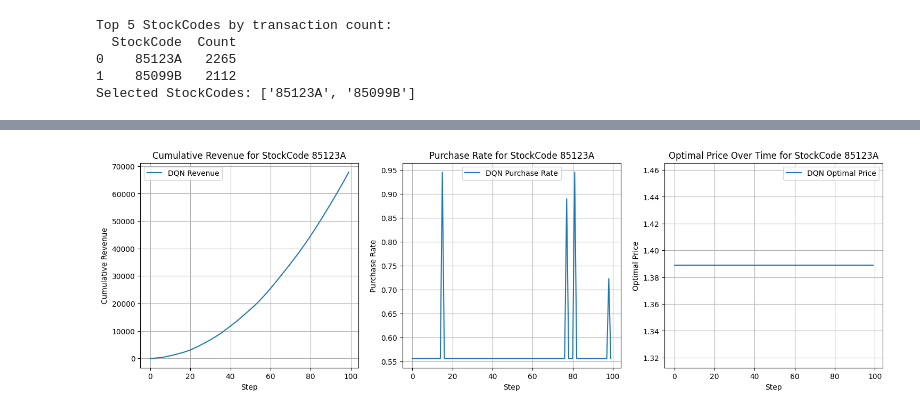
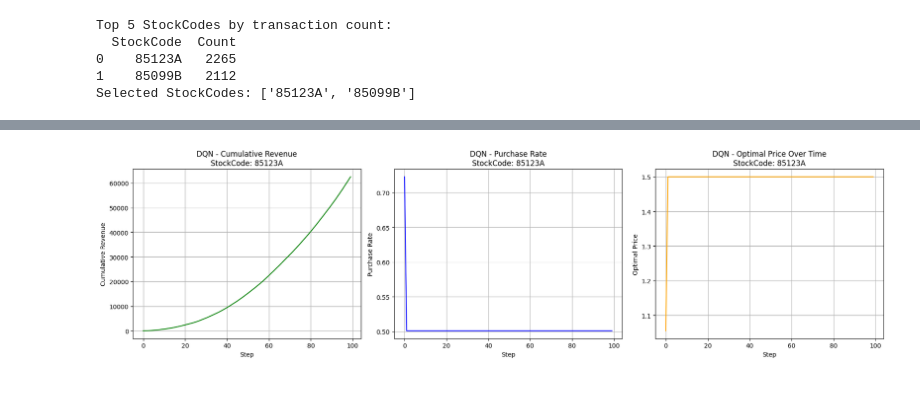
Before and after one commit to AtharvRaje33/Dynamic_Pricing_Strategy, a Jupyter notebook: dps.ipynb, the cells around one changed output, grey strips where cells are left out. Drawn from its saved outputs; the diff is of its cells as text; code cells hidden in the pictures.

```diff
--- a/dps.ipynb
+++ b/dps.ipynb
@@ -241,9 +234,8 @@ for product_id in selected_stockcodes:
             revenues.append(info['revenue'])
             purchase_rates.append(info['purchase_rate'])
 
-            # Track the optimal price at each step
-            most_common_action = np.bincount(actions_taken).argmax()
-            optimal_price = 0.5 + (most_common_action / 9.0)
+            # Calculate the optimal price from action (based on your action space)
+            optimal_price = 0.5 + (action / 9.0)  # Adjust this formula according to your action space
             optimal_prices.append(optimal_price)
 
             # Render every 10 steps
@@ -264,7 +256,7 @@ for product_id in selected_stockcodes:
             "cumulative_revenue": np.sum(revenues),
             "average_purchase_rate": np.mean(purchase_rates),
             "model_path": model_path,
-            "optimal_price": optimal_prices  # Added here to track price over time
+            "optimal_price": optimal_prices  # Store the prices at each step
         }
 # %% [output]
 Processing StockCode: 85123A
@@ -297,48 +300,41 @@ Step: 91, Price: 1.39, Purchase Prob: 0.56, Total Revenue: 1667.82
 # %%
-# Plot results for each StockCode
+# Plot 3-in-a-row graphs for each model and StockCode (total 4 figures)
 for product_id in selected_stockcodes:
-    # Create a new figure for each StockCode
-    plt.figure(figsize=(18, 5))  # Adjusted figure size for 3 subplots
-
-    # Plot cumulative revenue
-    plt.subplot(1, 3, 1)
     for model_name in models:
         key = f"{model_name}_{product_id}"
-        if key in results:
-            plt.plot(np.cumsum(results[key]["revenues"]), label=f"{model_name} Revenue")
-    plt.title(f"Cumulative Revenue for StockCode {product_id}")
-    plt.xlabel("Step")
-    plt.ylabel("Cumulative Revenue")
-    plt.legend()
-    plt.grid(True)
+        if key not in results:
+            continue
 
-    # Plot purchase rate
-    plt.subplot(1, 3, 2)
-    for model_name in models:
-        key = f"{model_name}_{product_id}"
-        if key in results:
-            plt.plot(results[key]["purchase_rates"], label=f"{model_name} Purchase Rate")
-    plt.title(f"Purchase Rate for StockCode {product_id}")
-    plt.xlabel("Step")
-    plt.ylabel("Purchase Rate")
-    plt.legend()
-    plt.grid(True)
+        data = results[key]
 
-    # Plot optimal price over time (ensure key is 'optimal_price' here)
-    plt.subplot(1, 3, 3)
-    for model_name in models:
-        key = f"{model_name}_{product_id}"
-        if key in results:
-            plt.plot(results[key]["optimal_price"], label=f"{model_name} Optimal Price")  # Corrected key
-    plt.title(f"Optimal Price Over Time for StockCode {product_id}")
-    plt.xlabel("Step")
-    plt.ylabel("Optimal Price")
-    plt.legend()
-    plt.grid(True)
+        # Create 3 subplots in a row
+        plt.figure(figsize=(18, 5))
 
-    # # Save the figure
-    # plt.tight_layout()
-    # plt.savefig(f"dynamic_pricing_results_{product_id}.png")
-    # plt.close()
+        # Subplot 1: Cumulative Revenue
+        plt.subplot(1, 3, 1)
+        plt.plot(np.cumsum(data["revenues"]), color='green')
+        plt.title(f"{model_name} - Cumulative Revenue\nStockCode: {product_id}")
+        plt.xlabel("Step")
+        plt.ylabel("Cumulative Revenue")
+        plt.grid(True)
+
+        # Subplot 2: Purchase Rate
+        plt.subplot(1, 3, 2)
+        plt.plot(data["purchase_rates"], color='blue')
+        plt.title(f"{model_name} - Purchase Rate\nStockCode: {product_id}")
+        plt.xlabel("Step")
+        plt.ylabel("Purchase Rate")
+        plt.grid(True)
+
+        # Subplot 3: Optimal Price
+        plt.subplot(1, 3, 3)
+        plt.plot(data["optimal_price"], color='orange')
+        plt.title(f"{model_name} - Optimal Price Over Time\nStockCode: {product_id}")
+        plt.xlabel("Step")
+        plt.ylabel("Optimal Price")
+        plt.grid(True)
+
+        plt.tight_layout()
+        plt.show()
 # %% [output]
-[figure, old version]
+[figure, new version]
```
Also changed, not shown: parts of 4 cells of this notebook.
